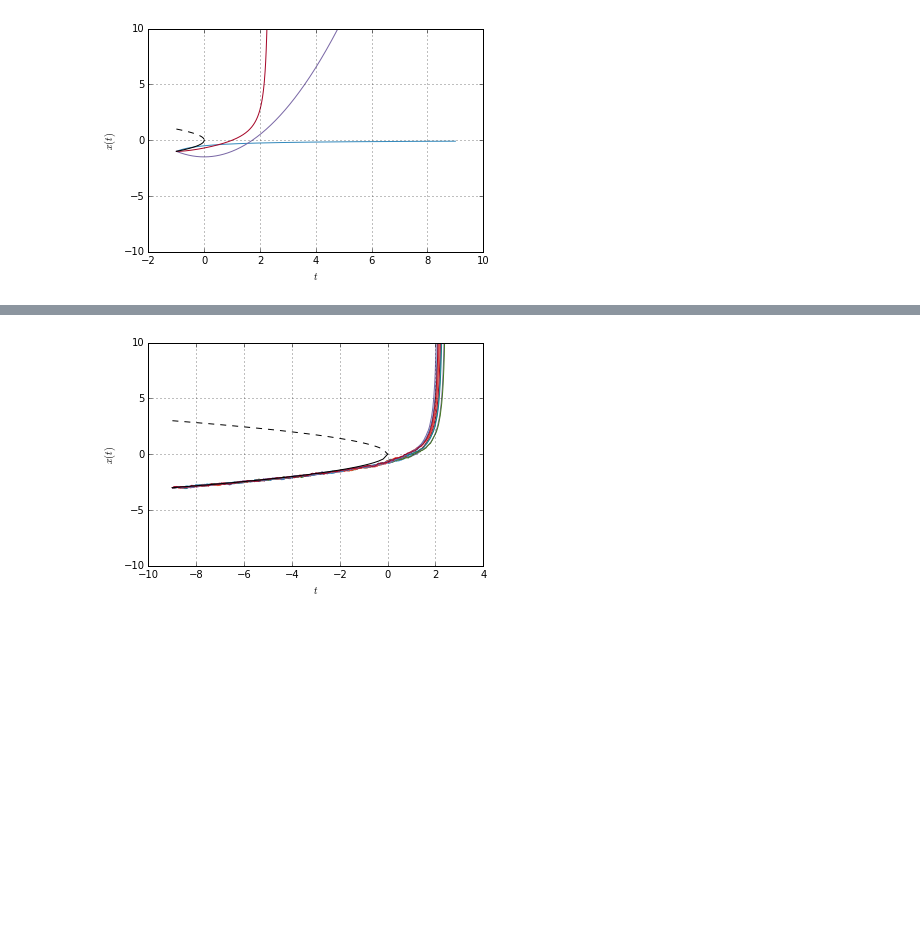
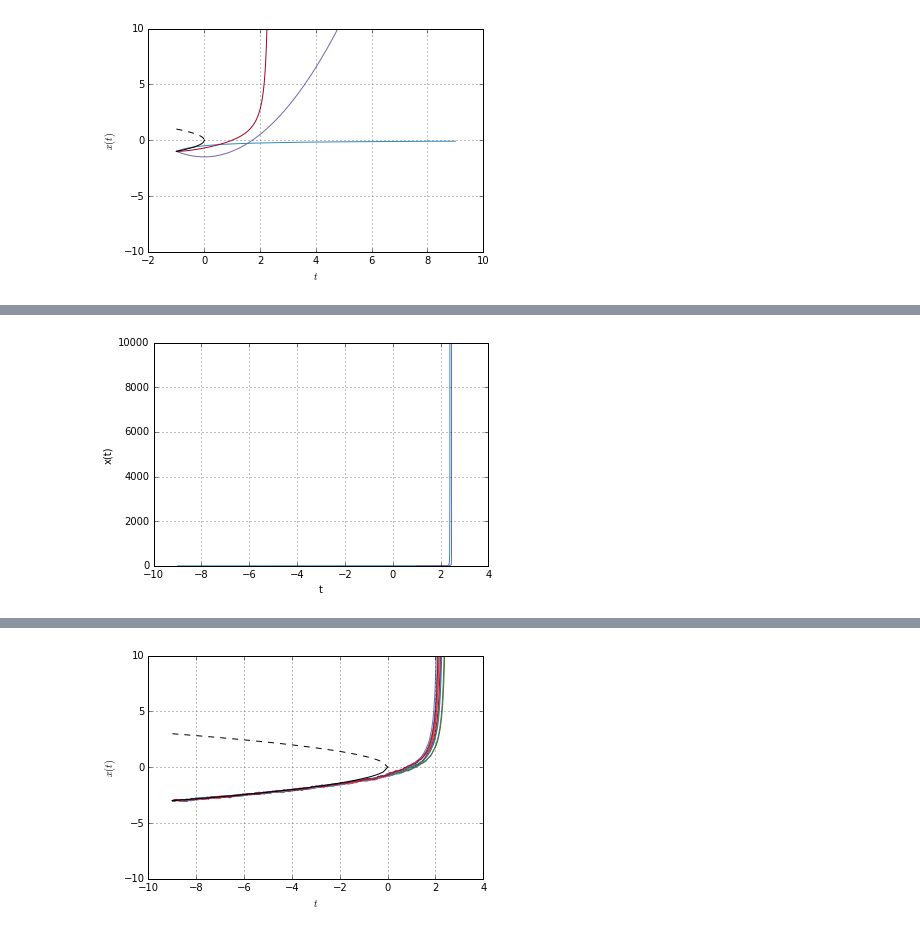
Before and after one commit to cbherbert/stochrare, a Jupyter notebook: Stability-Loss.ipynb, the cells around one changed output, grey strips where cells are left out. Cells and saved outputs as stored; diff of their text form; code cells hidden in the pictures; blank space fills up the shorter version.

```diff
--- a/Stability-Loss.ipynb
+++ b/Stability-Loss.ipynb
@@ -37,0 +77,16 @@ deterministic_model.trajectoryplot(stochtrans1D.StochModel(lambda x,t: x**2,0).t
+# %%
+t0,x0 = (-9.0,-3.0)
+fig = plt.figure()
+ax = plt.axes()
+ax.set_xlabel('t')
+ax.set_ylabel('x(t)')
+ax.set_ylim([0,10000])
+ax.grid()
+ax.plot(*deterministic_model.trajectory(x0,t0,T=13,dt=0.01))
+#ax.plot(*stochtrans1D.StochModel(lambda x,t: x**2,0).trajectory(x0,t0,T=13,dt=0.01))
+t = np.linspace(1.0,3.0,num=10000)
+x = 1/(tstar-t)
+ax.plot(t[x>0],x[x>0])
+plt.show()
+# %% [output]
+[figure, added]
```
Also changed, not shown: parts of 15 cells of this notebook, 1 other file.
